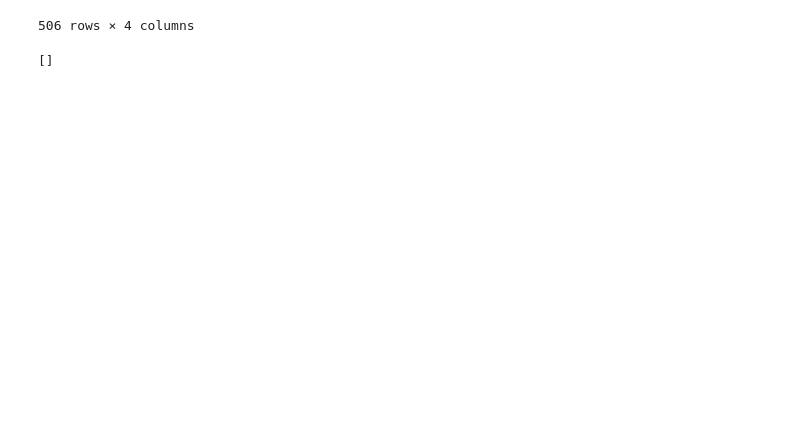
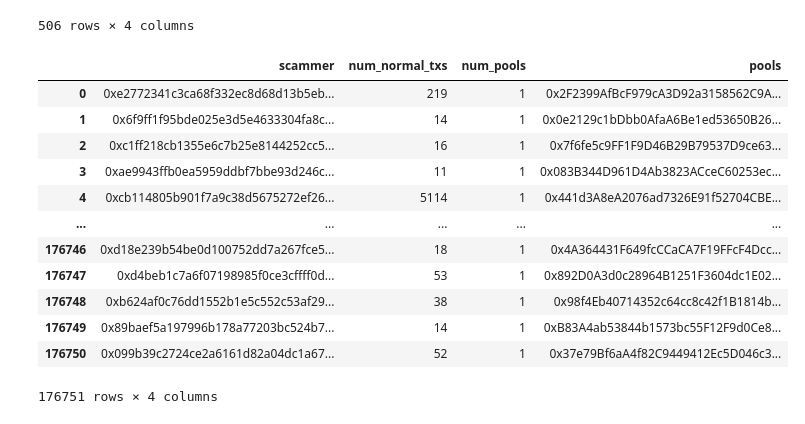
Before and after one commit to duyhuynhdev/serial-scammer-analyser, a Jupyter notebook: main/algorithms/analysis.ipynb, the cells around one changed output. Cells and saved outputs as stored; diff of their text form; code cells hidden in the pictures; blank space fills up the shorter version.

```diff
--- a/main/algorithms/analysis.ipynb
+++ b/main/algorithms/analysis.ipynb
@@ -183,7 +183,18 @@ over_thoundsandscammers
 | 175087 | 0xeaeec76237f9811f603be422c4fcbe2... | 1291 | 1 | 0xf972c4E7617579E61DebB26996Fc9E9... |
 506 rows × 4 columns
 # %%
-normal_txs, internal_txs = collector.get_transactions("0x7059010320d07a47d2ad54db88bb89ea644c3e6f")
-print(normal_txs)
+ntxs_df
 # %% [output]
+|  | scammer | num_normal_txs | num_pools | pools |
+| 0 | 0xe2772341c3ca68f332ec8d68d13b5eb... | 219 | 1 | 0x2F2399AfBcF979cA3D92a3158562C9A... |
+| 1 | 0x6f9ff1f95bde025e3d5e4633304fa8c... | 14 | 1 | 0x0e2129c1bDbb0AfaA6Be1ed53650B26... |
+| 2 | 0xc1ff218cb1355e6c7b25e8144252cc5... | 16 | 1 | 0x7f6fe5c9FF1F9D46B29B79537D9ce63... |
+| 3 | 0xae9943ffb0ea5959ddbf7bbe93d246c... | 11 | 1 | 0x083B344D961D4Ab3823ACceC60253ec... |
+| 4 | 0xcb114805b901f7a9c38d5675272ef26... | 5114 | 1 | 0x441d3A8eA2076ad7326E91f52704CBE... |
+| ... | ... | ... | ... | ... |
+| 176746 | 0xd18e239b54be0d100752dd7a267fce5... | 18 | 1 | 0x4A364431F649fcCCaCA7F19FFcF4Dcc... |
+| 176747 | 0xd4beb1c7a6f07198985f0ce3cffff0d... | 53 | 1 | 0x892D0A3d0c28964B1251F3604dc1E02... |
+| 176748 | 0xb624af0c76dd1552b1e5c552c53af29... | 38 | 1 | 0x98f4Eb40714352c64cc8c42f1B1814b... |
+| 176749 | 0x89baef5a197996b178a77203bc524b7... | 14 | 1 | 0xB83A4ab53844b1573bc55F12F9d0Ce8... |
+| 176750 | 0x099b39c2724ce2a6161d82a04dc1a67... | 52 | 1 | 0x37e79Bf6aA4f82C9449412Ec5D046c3... |
-[]
+176751 rows × 4 columns
```
Also changed, not shown: 7 other files.
